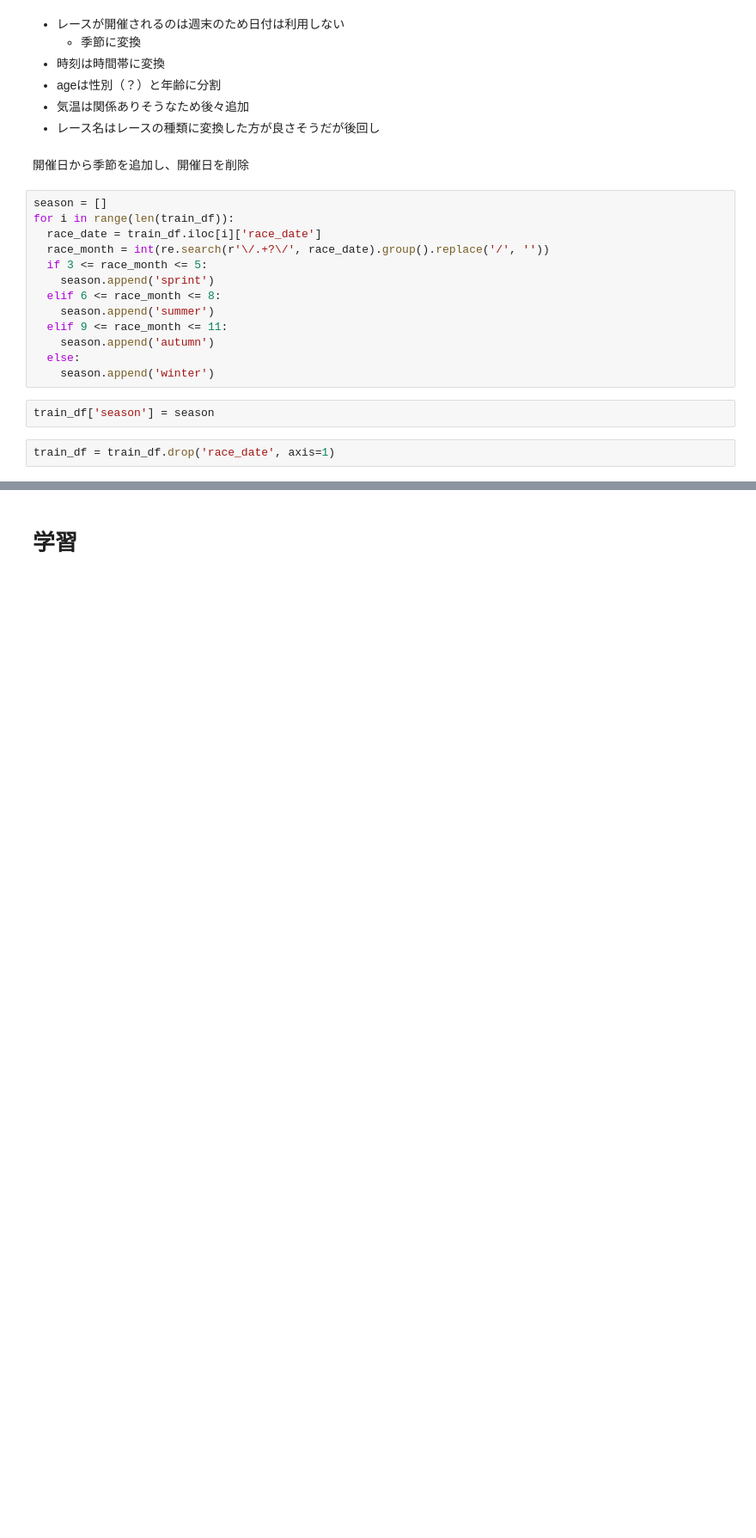
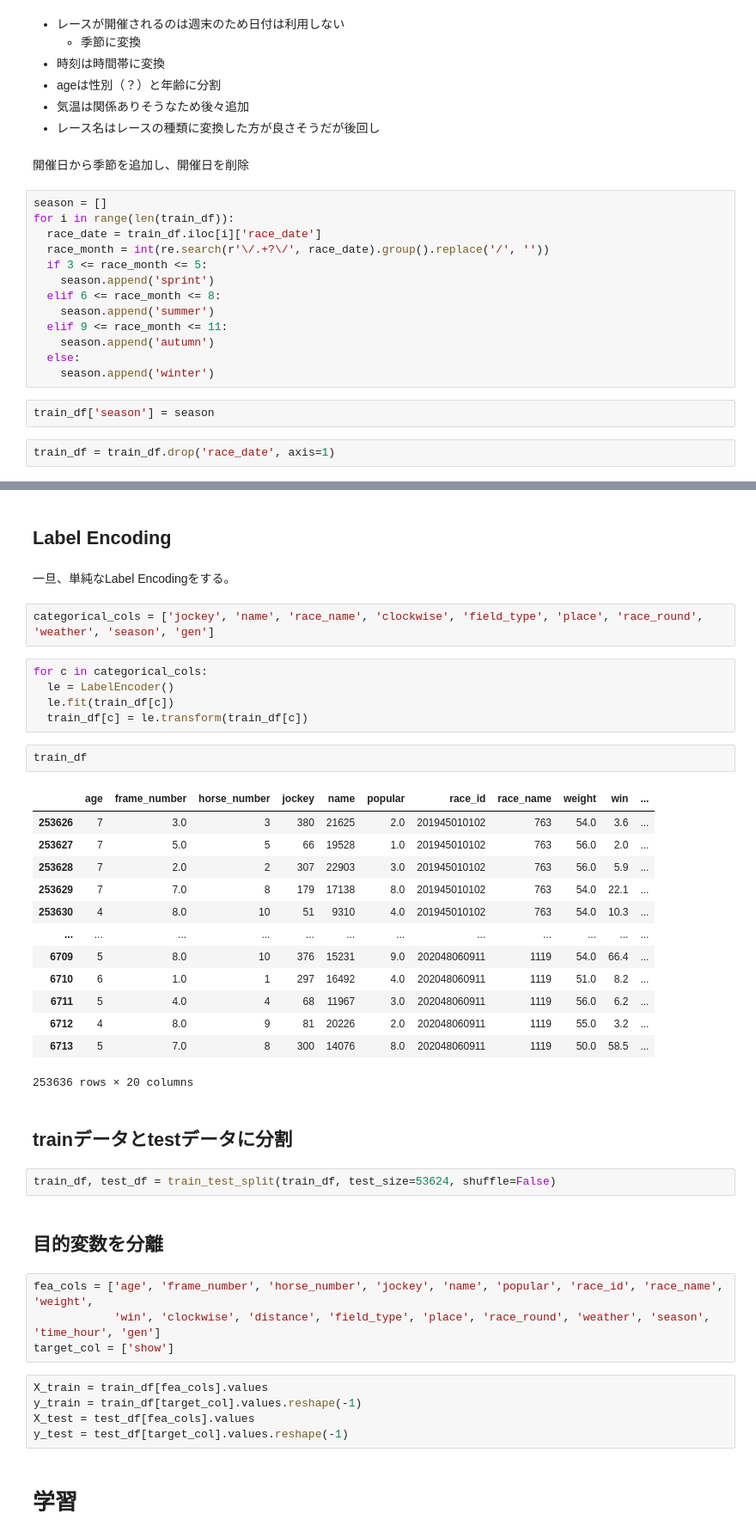
Before and after one commit to monda00/horse-race-notebook, a Jupyter notebook: predict_show_simple_model.ipynb, the cells around one changed output, grey strips where cells are left out. Shown at 86% size. Drawn from its saved outputs; the diff is of its cells as text; blank space fills up the shorter version.

```diff
--- a/predict_show_simple_model.ipynb
+++ b/predict_show_simple_model.ipynb
@@ -65,2 +174,44 @@ train_df = train_df.drop('race_date', axis=1)
+# %% [markdown]
+## Label Encoding
+# %% [markdown]
+一旦、単純なLabel Encodingをする。
+# %%
+categorical_cols = ['jockey', 'name', 'race_name', 'clockwise', 'field_type', 'place', 'race_round', 'weather', 'season', 'gen']
+# %%
+for c in categorical_cols:
+  le = LabelEncoder()
+  le.fit(train_df[c])
+  train_df[c] = le.transform(train_df[c])
+# %%
+train_df
+# %% [output]
+|  | age | frame_number | horse_number | jockey | name | popular | race_id | race_name | weight | win | ... |
+| 253626 | 7 | 3.0 | 3 | 380 | 21625 | 2.0 | 201945010102 | 763 | 54.0 | 3.6 | ... |
+| 253627 | 7 | 5.0 | 5 | 66 | 19528 | 1.0 | 201945010102 | 763 | 56.0 | 2.0 | ... |
+| 253628 | 7 | 2.0 | 2 | 307 | 22903 | 3.0 | 201945010102 | 763 | 56.0 | 5.9 | ... |
+| 253629 | 7 | 7.0 | 8 | 179 | 17138 | 8.0 | 201945010102 | 763 | 54.0 | 22.1 | ... |
+| 253630 | 4 | 8.0 | 10 | 51 | 9310 | 4.0 | 201945010102 | 763 | 54.0 | 10.3 | ... |
+| ... | ... | ... | ... | ... | ... | ... | ... | ... | ... | ... | ... |
+| 6709 | 5 | 8.0 | 10 | 376 | 15231 | 9.0 | 202048060911 | 1119 | 54.0 | 66.4 | ... |
+| 6710 | 6 | 1.0 | 1 | 297 | 16492 | 4.0 | 202048060911 | 1119 | 51.0 | 8.2 | ... |
+| 6711 | 5 | 4.0 | 4 | 68 | 11967 | 3.0 | 202048060911 | 1119 | 56.0 | 6.2 | ... |
+| 6712 | 4 | 8.0 | 9 | 81 | 20226 | 2.0 | 202048060911 | 1119 | 55.0 | 3.2 | ... |
+| 6713 | 5 | 7.0 | 8 | 300 | 14076 | 8.0 | 202048060911 | 1119 | 50.0 | 58.5 | ... |
+253636 rows × 20 columns
+# %% [markdown]
+## trainデータとtestデータに分割
+# %%
+train_df, test_df = train_test_split(train_df, test_size=53624, shuffle=False)
+# %% [markdown]
+## 目的変数を分離
+# %%
+fea_cols = ['age', 'frame_number', 'horse_number', 'jockey', 'name', 'popular', 'race_id', 'race_name', 'weight',
+            'win', 'clockwise', 'distance', 'field_type', 'place', 'race_round', 'weather', 'season', 'time_hour', 'gen']
+target_col = ['show']
+# %%
+X_train = train_df[fea_cols].values
+y_train = train_df[target_col].values.reshape(-1)
+X_test = test_df[fea_cols].values
+y_test = test_df[target_col].values.reshape(-1)
 # %% [markdown]
 # 学習
```
Also changed, not shown: parts of 18 cells of this notebook.
